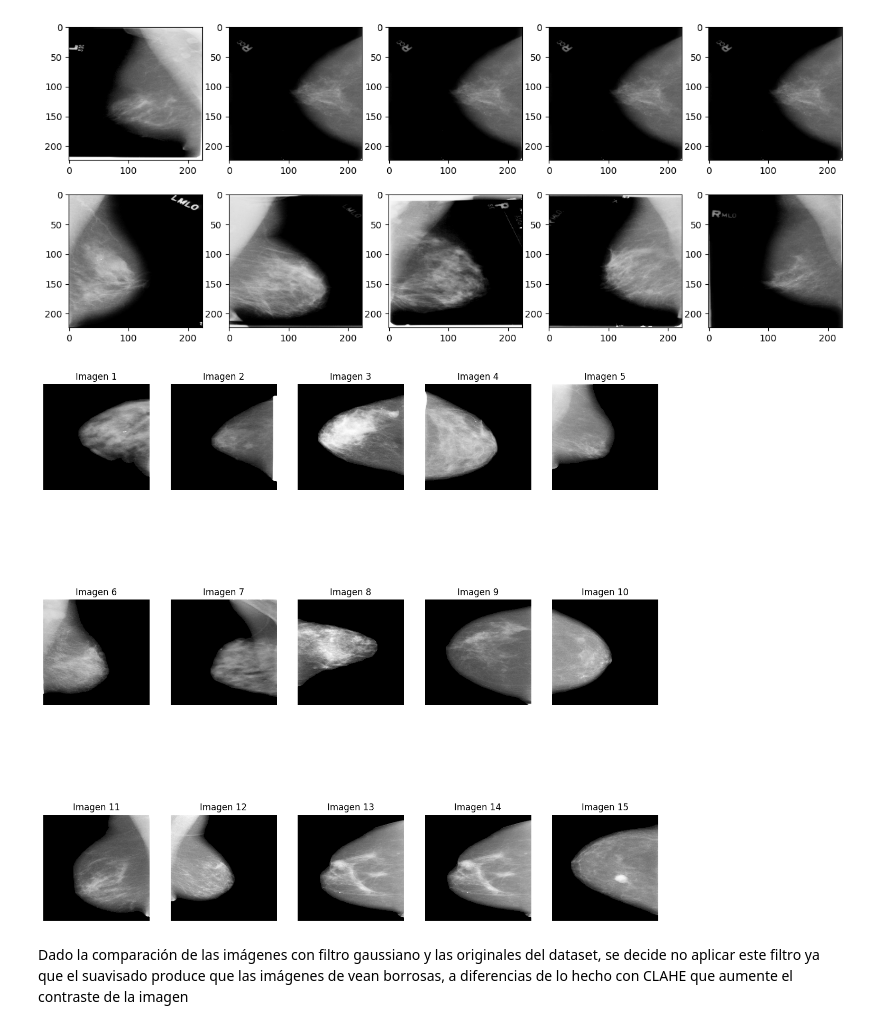
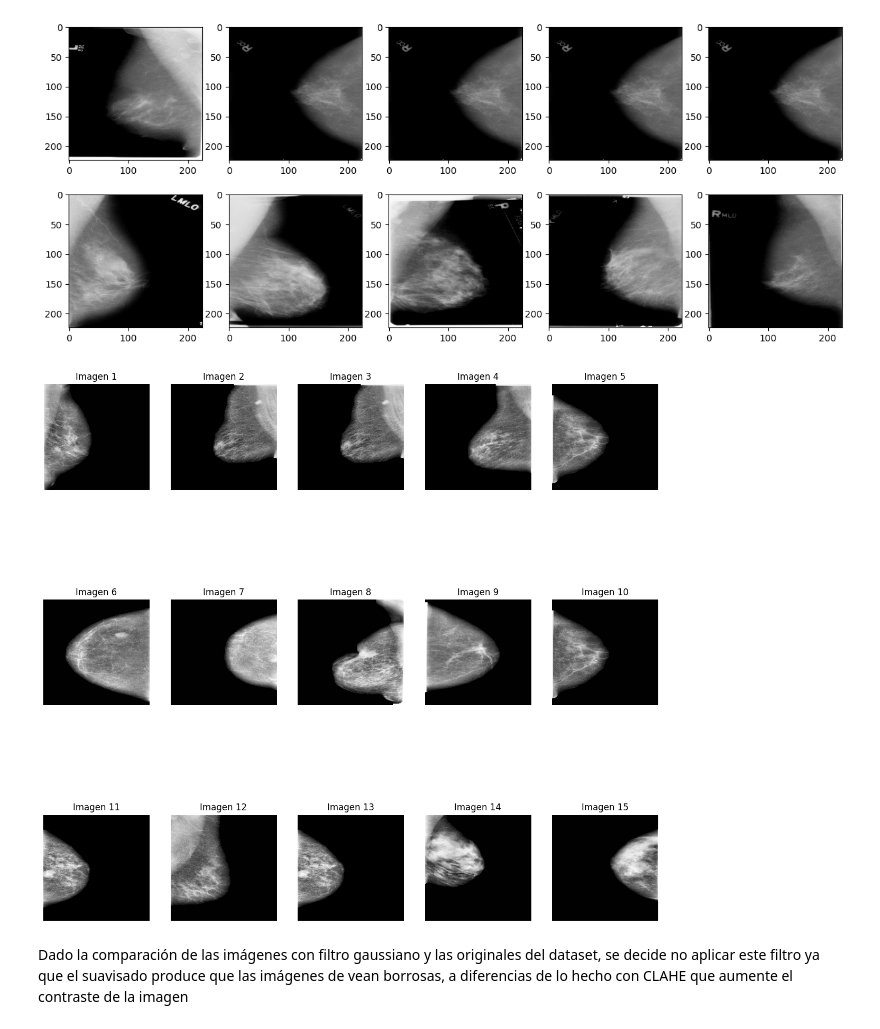
Before and after one commit to AndreaCTS/Semillero, a Jupyter notebook: train/clasificacionCNN_Dataset.ipynb, the cells around one changed output. Drawn from its saved outputs; the diff is of its cells as text; code cells hidden in the pictures.

```diff
--- a/train/clasificacionCNN_Dataset.ipynb
+++ b/train/clasificacionCNN_Dataset.ipynb
@@ -39,7 +38,7 @@ image_path = "../datasets/dataset/normal/imagenmdb_1220.jpg"
 img = cv2.imread(image_path, cv2.IMREAD_GRAYSCALE)
 img = cv2.resize(img, (224,224), interpolation=cv2.INTER_LINEAR)
 # %%
-def read_imageResize_with_labels(dir='..\datasets\dataset',target_size = (224,224)):
+def read_imageResize_with_labels(dir='..\database\dataset',target_size = (224,224)):
     """
     Lee imágenes de un directorio, las redimensiona a 224x224 píxeles y las etiqueta según
     la subcarpeta en la que se encuentran. Las imágenes son procesadas en escala de grises.
@@ -76,8 +75,6 @@ def read_imageResize_with_labels(dir='..\datasets\dataset',target_size = (224,22
 
             # Read the image using TensorFlow for GPU acceleration
             image = cv2.imread(image_path, cv2.IMREAD_GRAYSCALE)
-            #image = tf.image.decode_jpeg(image, channels=1)  # Leer en escala de grises
-            #image = tf.image.convert_image_dtype(image, dtype=tf.float32)
 
             # Resize the image
             image = cv2.resize(image, target_size, interpolation=cv2.INTER_LINEAR)
@@ -256,6 +253,8 @@ def filter_clahe(img):
     Returns:
     numpy.ndarray: Imagen procesada después de aplicar CLAHE, con un mejor contraste.
     """
+    if img.dtype != np.uint8:
+        img = (img * 255).astype(np.uint8)
     clahe = cv2.createCLAHE(clipLimit=2.0, tileGridSize=(8,8))
     final_image = clahe.apply(img)
     return final_image
@@ -268,7 +361,7 @@ img_compar(img,clahe_img)
 # %%
 # Leer las imagenes originales con sus etiquetas
 
-imgs, labels = read_imageResize_with_labels(dir='../datasets/dataset')
+imgs, labels = read_imageResize_with_labels(dir='../database/dataset')
 # %%
 # Comprobar la cantidad
 print(imgs.shape)
@@ -314,9 +407,11 @@ def images_processor(imgs):
         threshold_img = gaussian_and_tresholdA(img)
         morphology = filter_morph_open(threshold_img)
         cleaned_img = extract_largest_component(morphology,threshold_img,img)
-        normal_img = cleaned_img / 255
-        imgs_processor.append(normal_img)
-        #clahe_img = aplicar_clahe(cleaned_img)
+        normal_img = (cleaned_img / 255).astype(np.float32)
+        clahe_img = filter_clahe(normal_img)/ 255.0
+        #usm_img = apply_unsharp_mask(clahe_img)
+        #usm_img_normalized = usm_img / 255.0
+        imgs_processor.append(clahe_img)
     return np.array(imgs_processor)
 
 
@@ -324,27 +419,27 @@ imgs_processor = images_processor(imgs)
 # %%
 import matplotlib.pyplot as plt
 
 # Función para mostrar imágenes
 def plot_images(images, titles, rows, cols):
     fig, axes = plt.subplots(rows, cols, figsize=(15, 15))
     for i, ax in enumerate(axes.flat):
         if i < len(images):
             # Muestra la imagen y establece el título
             ax.imshow(images[i].squeeze(), cmap='gray')
             ax.set_title(titles[i])
             ax.axis('off')  # Desactiva los ejes
         else:
             ax.axis('off')  # Desactiva los ejes de los subplots vacíos
 
 # Títulos para las imágenes
 titles = ['Imagen ' + str(i+1) for i in range(15)]
 
 # Graficar las primeras 15 imágenes
-plot_images(imgs_processor[2000:2015], titles, rows=3, cols=5)
+plot_images(imgs_processor[1500:1515], titles, rows=3, cols=5)
 
 plt.show()
 # %% [output]
-[figure, old version]
+[figure, new version]
 # %% [markdown]
 Dado la comparación de las imágenes con filtro gaussiano y las originales del dataset, se decide no aplicar este filtro ya que el suavisado produce que las imágenes de vean borrosas, a diferencias de lo hecho con CLAHE que aumente el contraste de la imagen
 # %%
```
Also changed, not shown: parts of 23 cells of this notebook.
